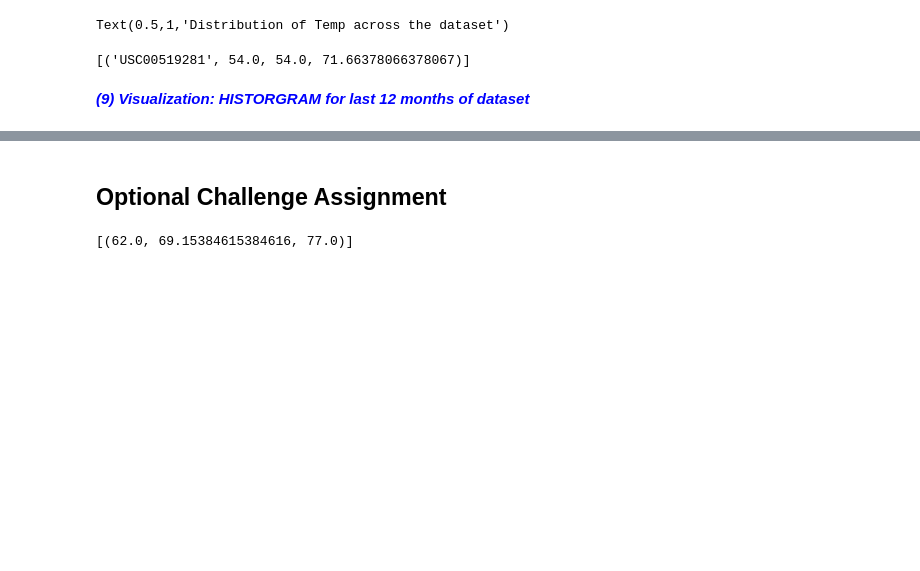
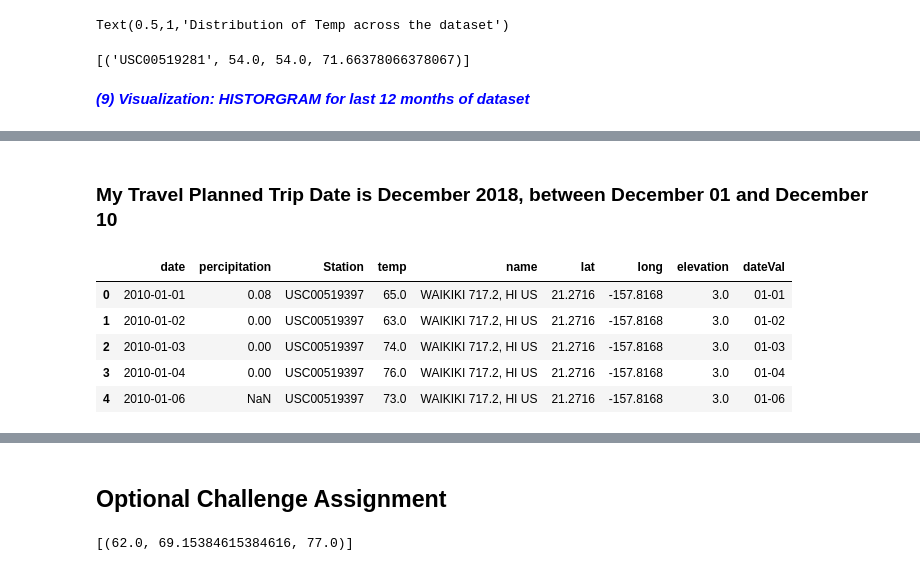
Before and after one commit to xaskoiking/HW_11_Advanced-Data-Storage-and-Retrieval, a Jupyter notebook: climate_starter.ipynb, the cells around one changed output, grey strips where cells are left out. Saved outputs shown, nothing was run; the diff lists cells and outputs as text; code cells hidden in the pictures; blank space fills up the shorter version.

Commit message:
Updaed Details

```diff
--- a/climate_starter.ipynb
+++ b/climate_starter.ipynb
@@ -575,0 +584,12 @@ print(calc_temps('2012-02-28', '2012-03-05'))
+# %%
+#Pulling Measurement Date
+measurementDataList = session.query(Measurement.date,
+              Measurement.prcp, Measurement.station, Measurement.tobs).all()
+dfMeasData= pd.DataFrame(measurementDataList, columns=['date', 'percipitation', 'Station', 'temp'])
+dfMeasData.head(5)
+
+#Pulling Station Date
+stationDetails = session.query(Station.station,
+              Station.name, Station.latitude, Station.longitude, Station.elevation).all()
+dfStationDetails= pd.DataFrame(stationDetails, columns=['Station', 'name', 'lat', 'long', 'elevation'])
+dfStationDetails.head()
@@ -575,0 +612,4 @@ print(calc_temps('2012-02-28', '2012-03-05'))
+# %%
+#Merging the Dataframe
+combinedDF = pd.merge(dfMeasData, dfStationDetails,  how='left', on=['Station'])
+combinedDF.head()
@@ -575,0 +623,2 @@ print(calc_temps('2012-02-28', '2012-03-05'))
+# %% [markdown]
+### My Travel Planned Trip Date is December 2018, between December 01 and December 10
@@ -575,0 +630,10 @@ print(calc_temps('2012-02-28', '2012-03-05'))
+# %%
+combinedDF['dateVal'] = combinedDF['date'].str.slice(5, 10)
+combinedDF.head()
+# %% [output]
+|  | date | percipitation | Station | temp | name | lat | long | elevation | dateVal |
+| 0 | 2010-01-01 | 0.08 | USC00519397 | 65.0 | WAIKIKI 717.2, HI US | 21.2716 | -157.8168 | 3.0 | 01-01 |
+| 1 | 2010-01-02 | 0.00 | USC00519397 | 63.0 | WAIKIKI 717.2, HI US | 21.2716 | -157.8168 | 3.0 | 01-02 |
+| 2 | 2010-01-03 | 0.00 | USC00519397 | 74.0 | WAIKIKI 717.2, HI US | 21.2716 | -157.8168 | 3.0 | 01-03 |
+| 3 | 2010-01-04 | 0.00 | USC00519397 | 76.0 | WAIKIKI 717.2, HI US | 21.2716 | -157.8168 | 3.0 | 01-04 |
+| 4 | 2010-01-06 | NaN | USC00519397 | 73.0 | WAIKIKI 717.2, HI US | 21.2716 | -157.8168 | 3.0 | 01-06 |
```
Also changed, not shown: parts of 14 cells of this notebook.
